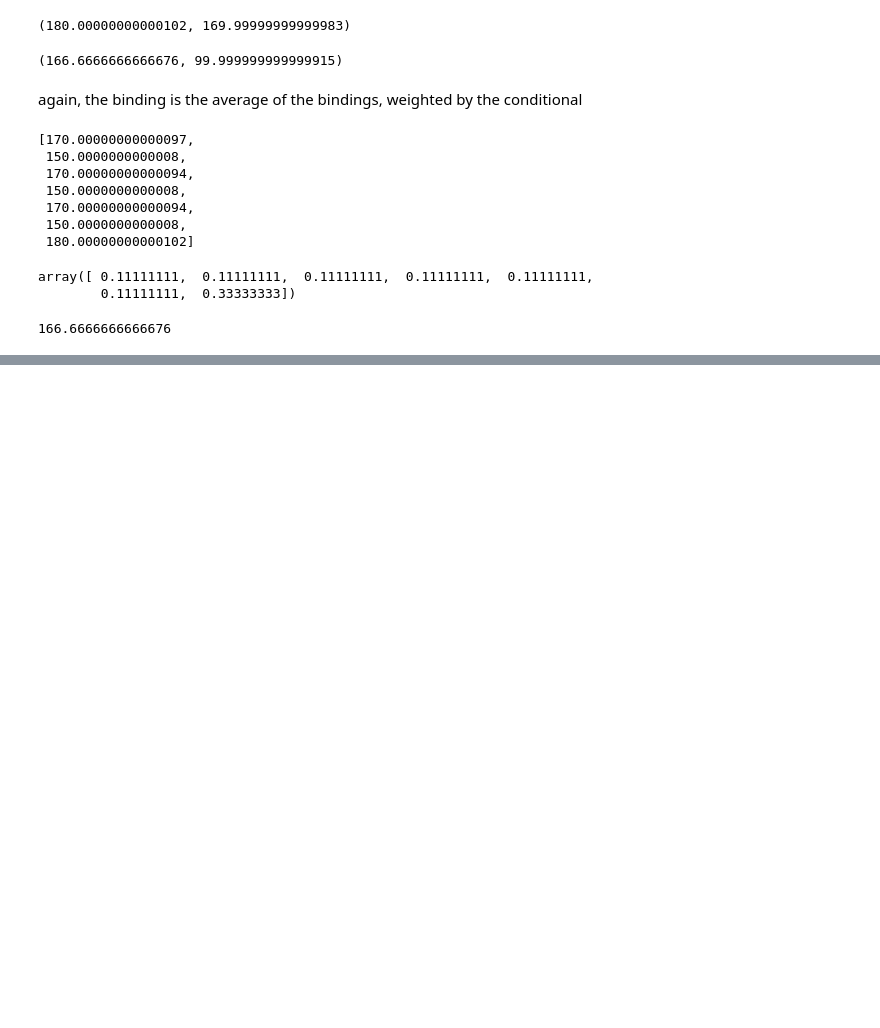
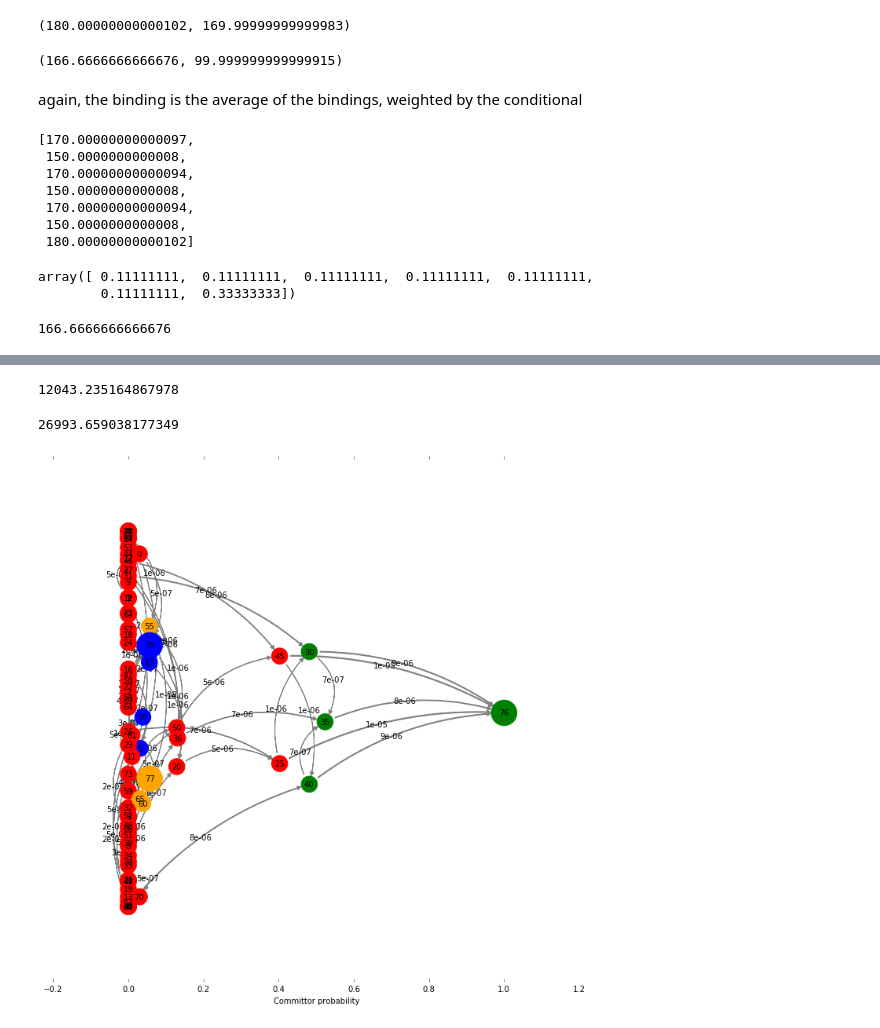
Before and after one commit to dprovasi/testsystems, a Jupyter notebook: MFPT toy models.ipynb, the cells around one changed output, grey strips where cells are left out. Drawn from its saved outputs; the diff is of its cells as text; code cells hidden in the pictures; blank space fills up the shorter version.

```diff
--- a/MFPT toy models.ipynb
+++ b/MFPT toy models.ipynb
@@ -224,0 +355,10 @@ array([ 0.11111111,  0.11111111,  0.11111111,  0.11111111,  0.11111111,
+# %%
+mm3.mfpt(usets[1],[bound[1]])
+# %% [output]
+12043.235164867978
+# %%
+mm3.mfpt(unboundstar,[bound[1]])
+# %% [output]
+26993.659038177349
+# %%
+tpt2=msm.tpt(mm3,A=unboundstar,B=[bound[1]])
@@ -224,0 +367,4 @@ array([ 0.11111111,  0.11111111,  0.11111111,  0.11111111,  0.11111111,
+# %%
+rrr2=pyemma.plots.plot_flux(tpt2,state_colors=col1)
+# %% [output]
+[figure, added]
```
Also changed, not shown: parts of 13 cells of this notebook.
